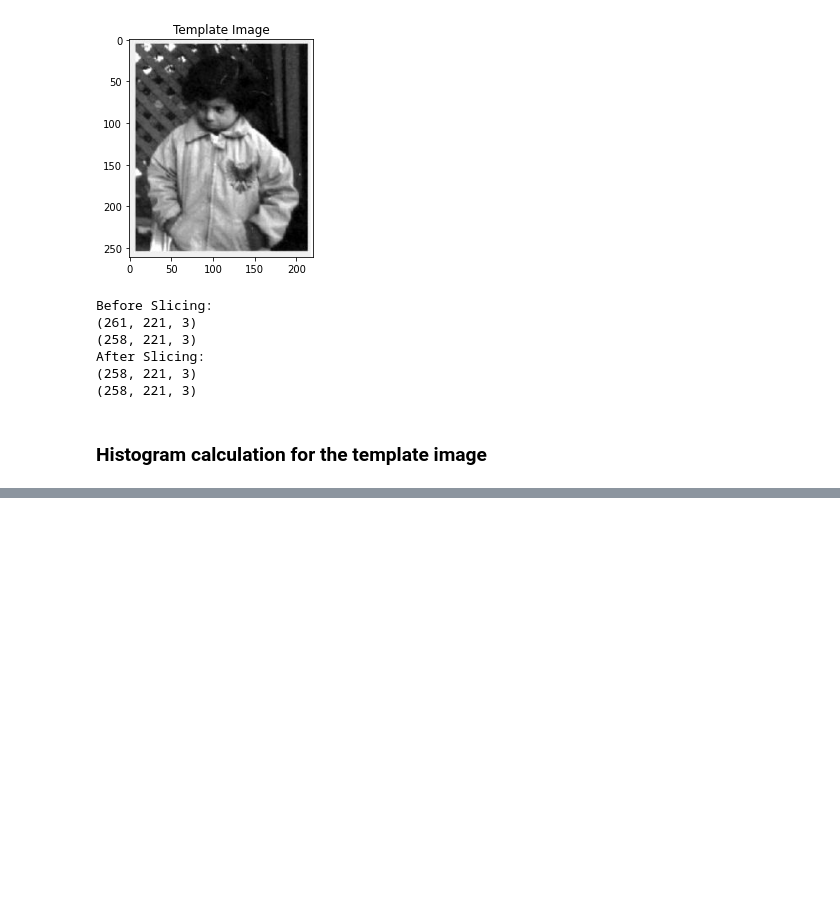
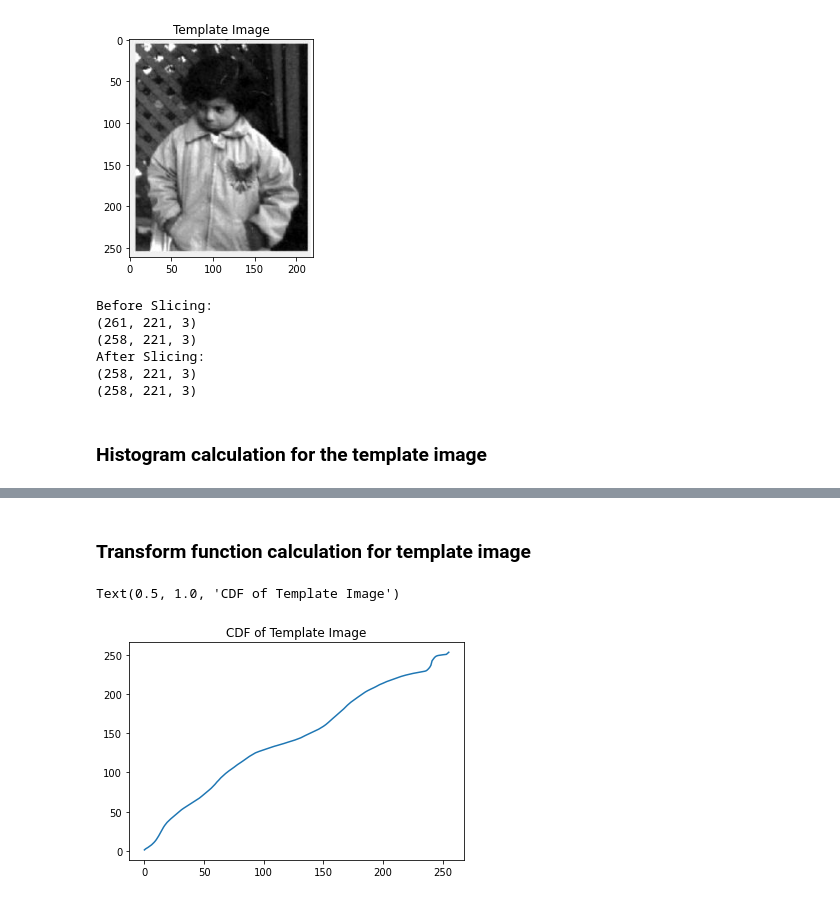
Before and after one commit to rad-mit/CS5102-Digital-Image-Processing-Project, a Jupyter notebook: Assignments/Assignment-5/DIP_Assignment_5.ipynb, the cells around one changed output, grey strips where cells are left out. Drawn from its saved outputs; the diff is of its cells as text; code cells hidden in the pictures; blank space fills up the shorter version.

```diff
--- a/Assignments/Assignment-5/DIP_Assignment_5.ipynb
+++ b/Assignments/Assignment-5/DIP_Assignment_5.ipynb
@@ -253,0 +253,32 @@ plt.show()
+# %% [markdown]
+### Transform function calculation for template image
+# %%
+# Cumulative Probability
+cpt_r=[0]*256
+cpt_r=np.array(cpt_r,np.float64)
+cpt_g=[0]*256
+cpt_g=np.array(cpt_g,np.float64)
+cpt_b=[0]*256
+cpt_b=np.array(cpt_b,np.float64)
+
+# Computing the cumulative probability
+cpt_r[0]=pt_r[0]
+cpt_g[0]=pt_g[0]
+cpt_b[0]=pt_b[0]
+
+for i in range(1,256):  # scan the probability arrays
+    cpt_r[i]=cpt_r[i-1]+pt_r[i-1]
+    cpt_g[i]=cpt_g[i-1]+pt_g[i-1]
+    cpt_b[i]=cpt_b[i-1]+pt_b[i-1]
+
+# Computing the transformed values
+t2_r=255*cpt_r
+t2_g=255*cpt_g
+t2_b=255*cpt_b
+
+# Plotting the transformed values for the R channel
+plt.plot(t2_r)
+plt.title("CDF of Template Image")
+# %% [output]
+Text(0.5, 1.0, 'CDF of Template Image')
+[figure, added]
```
Also changed, not shown: parts of 9 cells of this notebook.
